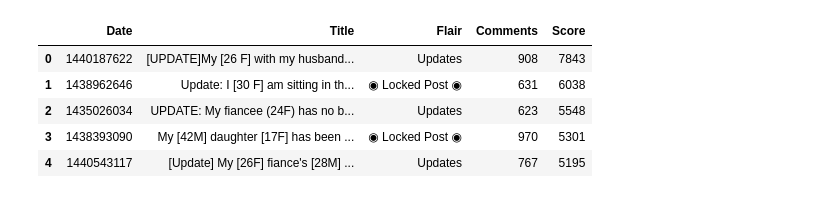
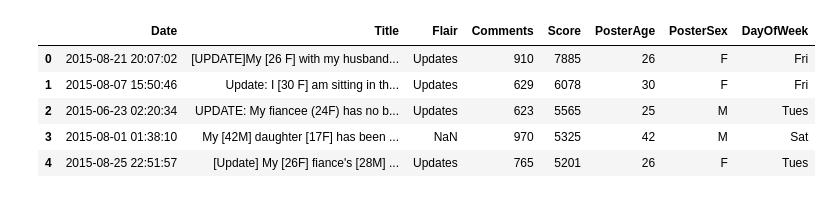
Before and after one commit to t-redactyl/Blog-posts, a Jupyter notebook: 2015-12-09-reddit-api-part-4.ipynb, the cells around one changed output. Saved outputs shown, nothing was run; the diff lists cells and outputs as text; code cells hidden in the pictures.

```diff
--- a/2015-12-09-reddit-api-part-4.ipynb
+++ b/2015-12-09-reddit-api-part-4.ipynb
@@ -51,20 +20,14 @@ for i in range(0, len(data_all)):
 # %%
 import numpy as np
 from pandas import Series, DataFrame
 import pandas as pd
 
-rel_df = DataFrame({'Date': article_date,
-                    'Title': article_title,
-                    'Flair': article_flairs,
-                    'Comments': article_comments,
-                    'Score': article_score})
-rel_df = rel_df[['Date', 'Title', 'Flair', 'Comments', 'Score']]
+rel_df = pd.read_csv("example.csv", header=0, index_col=0, parse_dates=True)
+rel_df[:5]
+# %% [output]
+|  | Date | Title | Flair | Comments | Score | PosterAge | PosterSex | DayOfWeek |
+| 0 | 2015-08-21 20:07:02 | [UPDATE]My [26 F] with my husband... | Updates | 910 | 7885 | 26 | F | Fri |
+| 1 | 2015-08-07 15:50:46 | Update: I [30 F] am sitting in th... | Updates | 629 | 6078 | 30 | F | Fri |
+| 2 | 2015-06-23 02:20:34 | UPDATE: My fiancee (24F) has no b... | Updates | 623 | 5565 | 25 | M | Tues |
+| 3 | 2015-08-01 01:38:10 | My [42M] daughter [17F] has been ... | NaN | 970 | 5325 | 42 | M | Sat |
+| 4 | 2015-08-25 22:51:57 | [Update] My [26F] fiance's [28M] ... | Updates | 765 | 5201 | 26 | F | Tues |
-# %%
-rel_df[:5]
-# %% [output]
-|  | Date | Title | Flair | Comments | Score |
-| 0 | 1440187622 | [UPDATE]My [26 F] with my husband... | Updates | 908 | 7843 |
-| 1 | 1438962646 | Update: I [30 F] am sitting in th... | ◉ Locked Post ◉ | 631 | 6038 |
-| 2 | 1435026034 | UPDATE: My fiancee (24F) has no b... | Updates | 623 | 5548 |
-| 3 | 1438393090 | My [42M] daughter [17F] has been ... | ◉ Locked Post ◉ | 970 | 5301 |
-| 4 | 1440543117 | [Update] My [26F] fiance's [28M] ... | Updates | 767 | 5195 |
```
Also changed, not shown: parts of 70 cells of this notebook.
